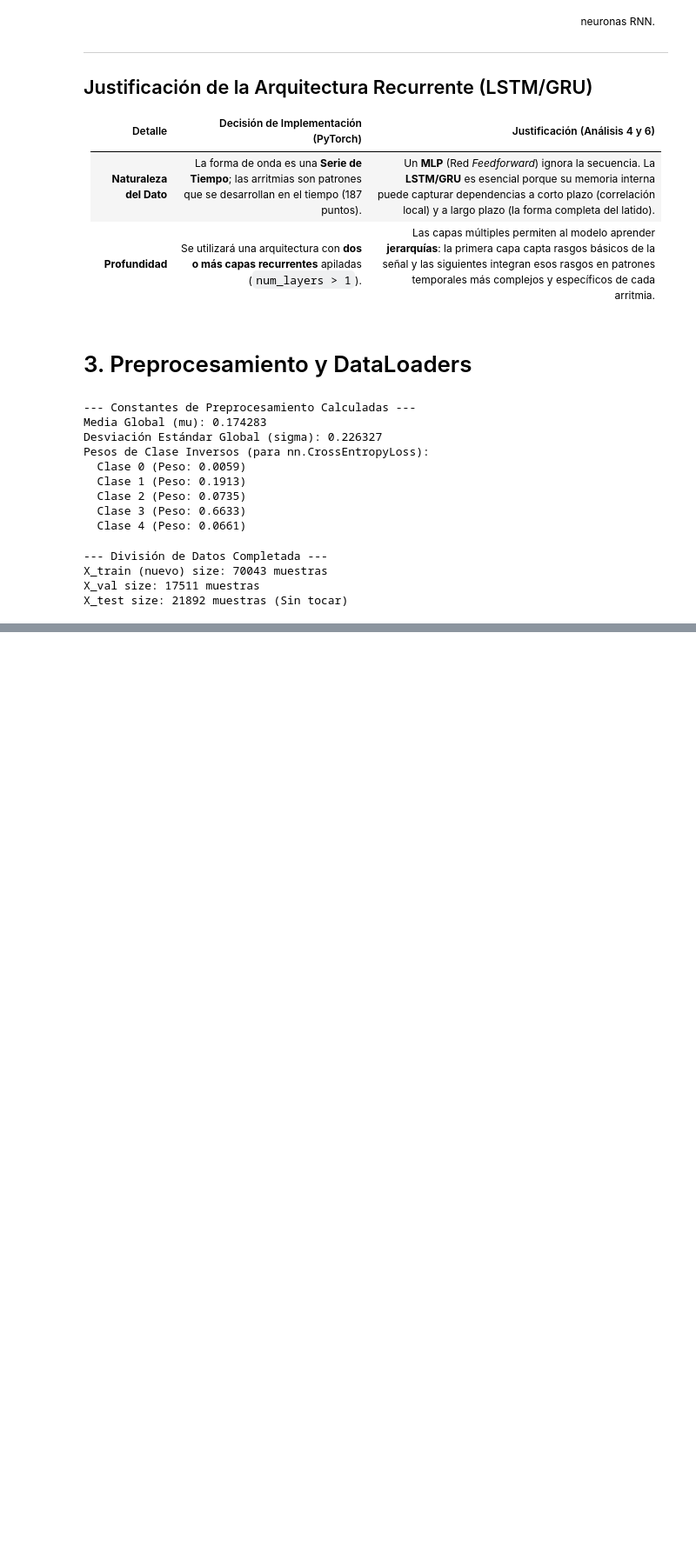
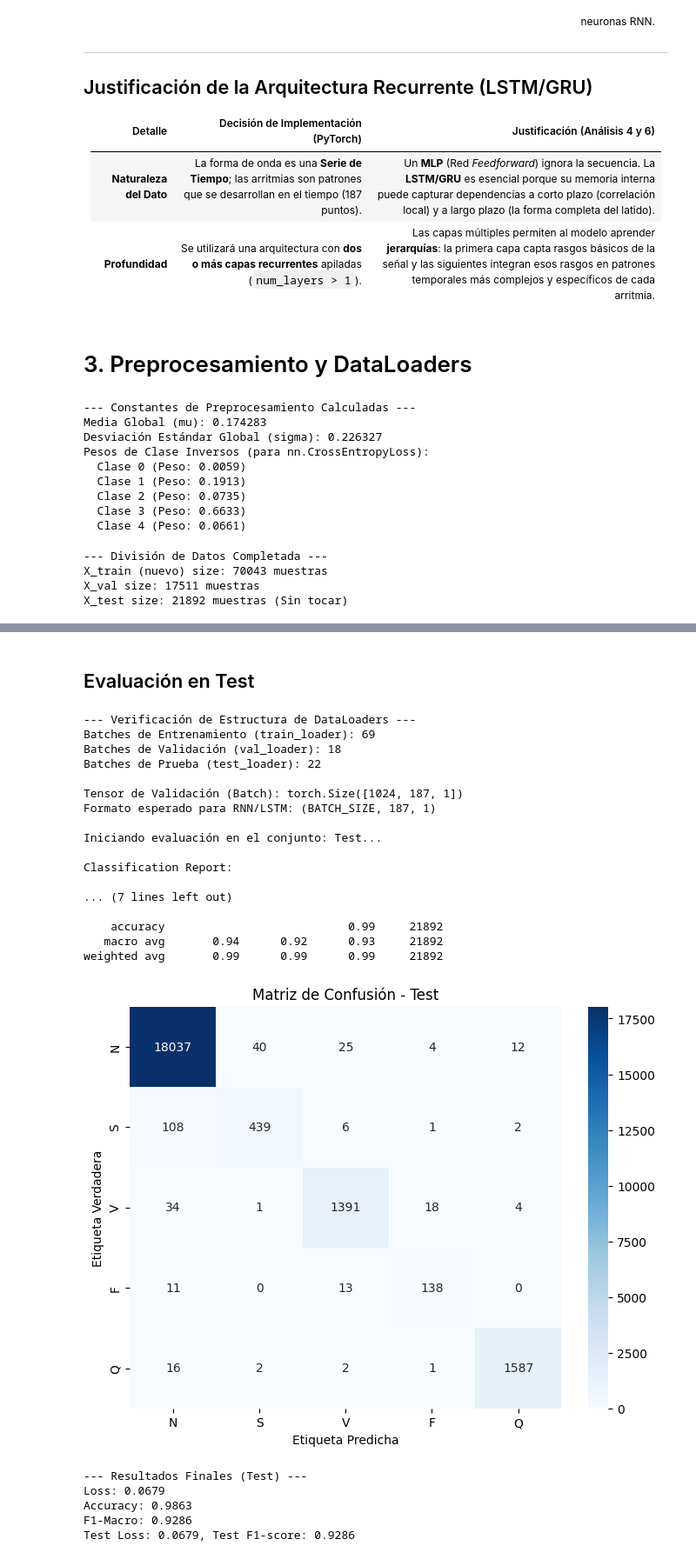
Before and after one commit to kidnixt/heartbeat, a Jupyter notebook: heartbeat.ipynb, the cells around one changed output, grey strips where cells are left out. Shown at 87% size. Drawn from its saved outputs; the diff is of its cells as text; code cells hidden in the pictures; blank space fills up the shorter version.

```diff
--- a/heartbeat.ipynb
+++ b/heartbeat.ipynb
@@ -731,0 +1793,46 @@ Resultado en Conjunto de Prueba:
+# %% [markdown]
+## Evaluación en Test
+# %%
+from types import SimpleNamespace
+best_model_path = "1_best_models/best_resnet_baseline_model.pth"
+
+#load model
+config_dict = {"dropout_rate": 0.0, "weight_decay": 0.0,
+               "optimizer": "SGD", "lr": 0.0014043431299565442,
+               "input_size": 1, "blocks_per_layer": 3,
+               "in_channels_start": 64, "batch_size": 1024,
+               "momentum": 0.9, "grad_clip": 1.0}
+config_obj = SimpleNamespace(**config_dict)
+model = build_ecg_resnet1d(config_obj)
+model.load_state_dict(torch.load(best_model_path, map_location=device))
+model = model.to(device)
+
+
+_, _, test_loader = get_dataloaders(batch_size=config_obj.batch_size, num_workers=0)
+
+results_sweep_resnet1d = evaluate_model(model, test_loader, device)
+print(f"Test Loss: {results_sweep_resnet1d['Test_loss']:.4f}, Test F1-score: {results_sweep_resnet1d['Test_f1_macro']:.4f}")
+# %% [output]
+--- Verificación de Estructura de DataLoaders ---
+Batches de Entrenamiento (train_loader): 69
+Batches de Validación (val_loader): 18
+Batches de Prueba (test_loader): 22
+
+Tensor de Validación (Batch): torch.Size([1024, 187, 1])
+Formato esperado para RNN/LSTM: (BATCH_SIZE, 187, 1)
+
+Iniciando evaluación en el conjunto: Test...
+
+Classification Report:
+
+... (7 lines left out)
+
+    accuracy                           0.99     21892
+   macro avg       0.94      0.92      0.93     21892
+weighted avg       0.99      0.99      0.99     21892
+[figure, added]
+--- Resultados Finales (Test) ---
+Loss: 0.0679
+Accuracy: 0.9863
+F1-Macro: 0.9286
+Test Loss: 0.0679, Test F1-score: 0.9286
```
Also changed, not shown: parts of 55 cells of this notebook, 6 other files.
